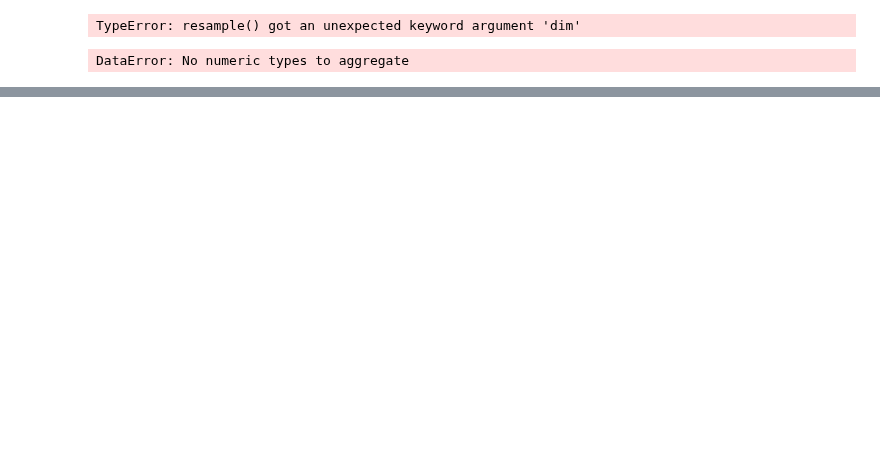
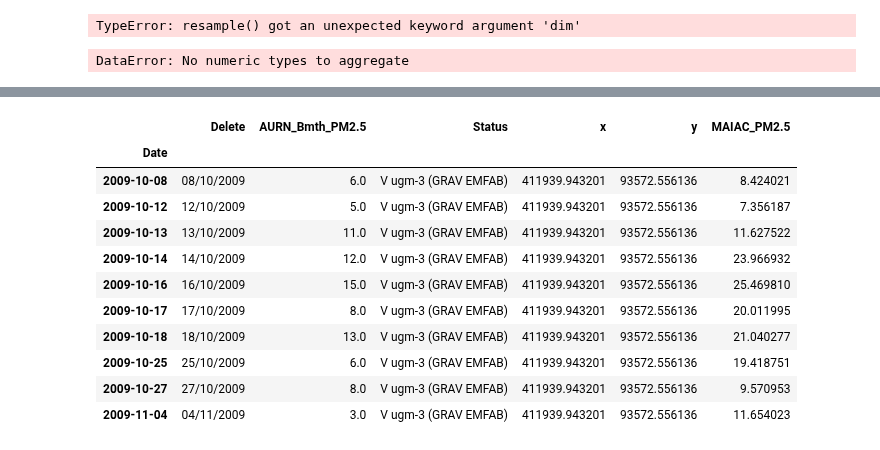
Before and after one commit to annalisasheehan/masters, a Jupyter notebook: AURN_Validation.ipynb, the cells around one changed output, grey strips where cells are left out. Drawn from its saved outputs; the diff is of its cells as text; code cells hidden in the pictures; blank space fills up the shorter version.

```diff
--- a/AURN_Validation.ipynb
+++ b/AURN_Validation.ipynb
@@ -285,0 +323,2 @@ DataError: No numeric types to aggregate
+# %%
+AURN_Bmth = pd.read_csv(r'D:\Annies_Dissertation\Methodology\Validation\AURN\Bournemouth\Bournemouth2008_2014.csv')
@@ -285,0 +339,2 @@ DataError: No numeric types to aggregate
+# %%
+AURN_Bmth['timestamp'] = pd.to_datetime(AURN_Bmth.Date, format='%d/%m/%Y')
@@ -285,0 +366,15 @@ DataError: No numeric types to aggregate
+# %%
+result[:10]
+# %% [output]
+|  | Delete | AURN_Bmth_PM2.5 | Status | x | y | MAIAC_PM2.5 |
+| Date |  |  |  |  |  |  |
+| 2009-10-08 | 08/10/2009 | 6.0 | V ugm-3 (GRAV EMFAB) | 411939.943201 | 93572.556136 | 8.424021 |
+| 2009-10-12 | 12/10/2009 | 5.0 | V ugm-3 (GRAV EMFAB) | 411939.943201 | 93572.556136 | 7.356187 |
+| 2009-10-13 | 13/10/2009 | 11.0 | V ugm-3 (GRAV EMFAB) | 411939.943201 | 93572.556136 | 11.627522 |
+| 2009-10-14 | 14/10/2009 | 12.0 | V ugm-3 (GRAV EMFAB) | 411939.943201 | 93572.556136 | 23.966932 |
+| 2009-10-16 | 16/10/2009 | 15.0 | V ugm-3 (GRAV EMFAB) | 411939.943201 | 93572.556136 | 25.469810 |
+| 2009-10-17 | 17/10/2009 | 8.0 | V ugm-3 (GRAV EMFAB) | 411939.943201 | 93572.556136 | 20.011995 |
+| 2009-10-18 | 18/10/2009 | 13.0 | V ugm-3 (GRAV EMFAB) | 411939.943201 | 93572.556136 | 21.040277 |
+| 2009-10-25 | 25/10/2009 | 6.0 | V ugm-3 (GRAV EMFAB) | 411939.943201 | 93572.556136 | 19.418751 |
+| 2009-10-27 | 27/10/2009 | 8.0 | V ugm-3 (GRAV EMFAB) | 411939.943201 | 93572.556136 | 9.570953 |
+| 2009-11-04 | 04/11/2009 | 3.0 | V ugm-3 (GRAV EMFAB) | 411939.943201 | 93572.556136 | 11.654023 |
```
Also changed, not shown: parts of 18 cells of this notebook.
